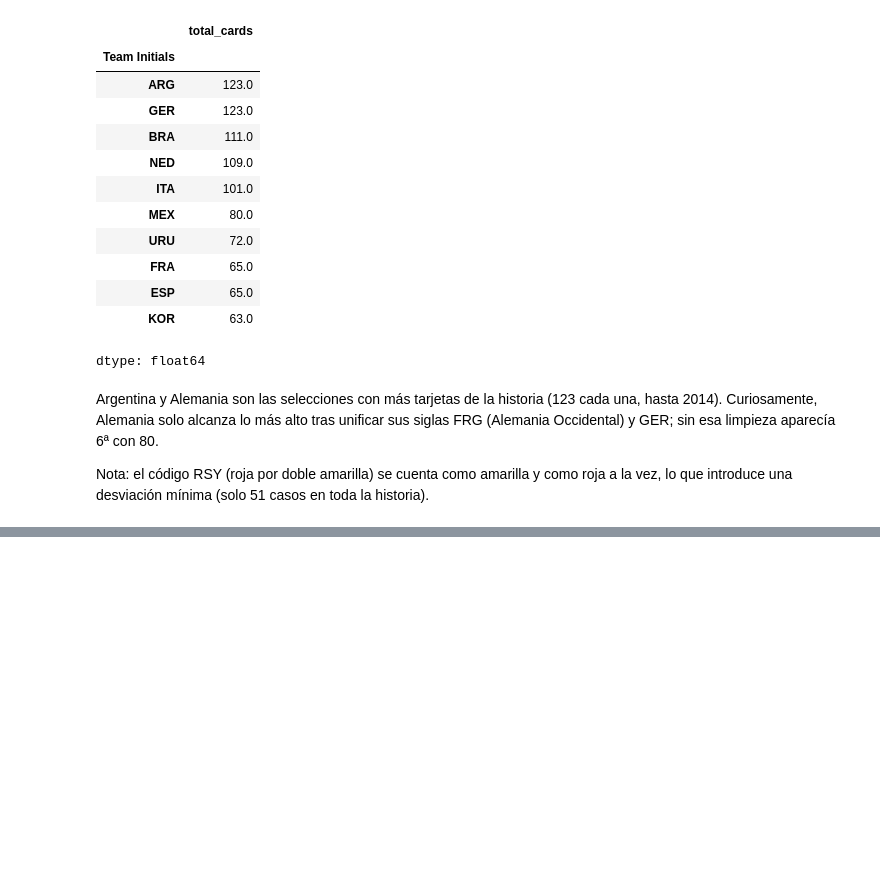
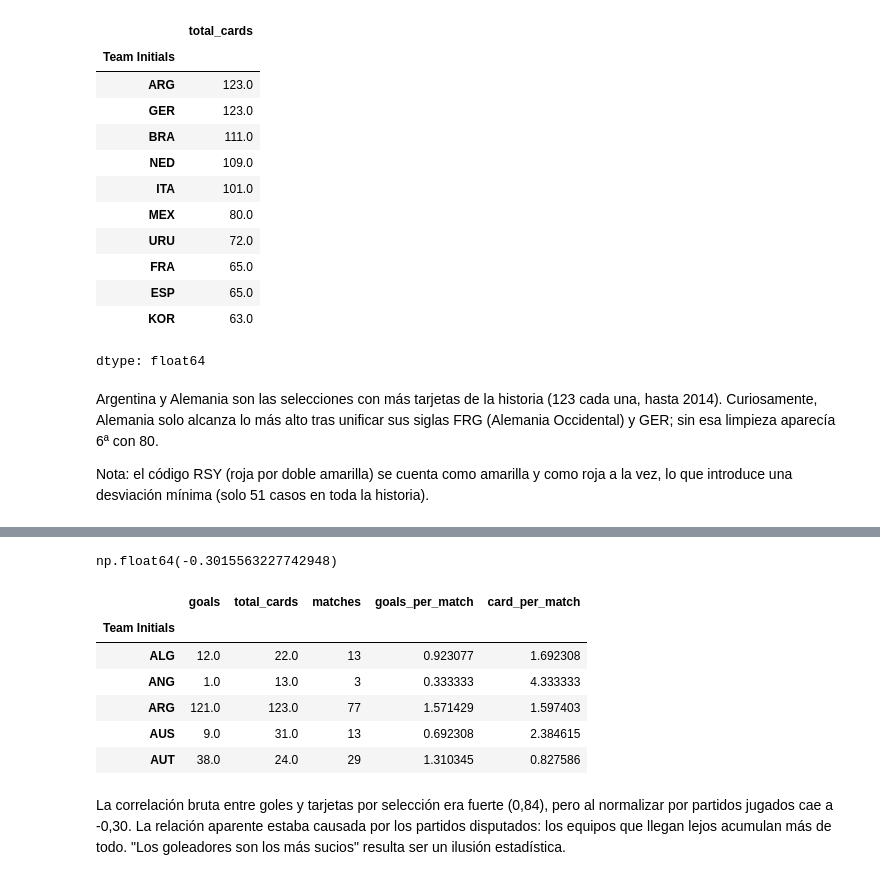
Before and after one commit to claudiocdc/fifa-world-cup-analysis, a Jupyter notebook: 01_Limpieza_Fifa_WorldCup.ipynb, the cells around one changed output, grey strips where cells are left out. Drawn from its saved outputs; the diff is of its cells as text; code cells hidden in the pictures; blank space fills up the shorter version.

```diff
--- a/01_Limpieza_Fifa_WorldCup.ipynb
+++ b/01_Limpieza_Fifa_WorldCup.ipynb
@@ -604,0 +703,4 @@ Nota: el código RSY (roja por doble amarilla) se cuenta como amarilla y como ro
+# %%
+#Creamos columna de partidos unicos por equipo
+team_stats['matches'] = df_players_year.groupby('Team Initials')['MatchID'].nunique()
+team_stats['matches'].head()
@@ -604,0 +716,19 @@ Nota: el código RSY (roja por doble amarilla) se cuenta como amarilla y como ro
+# %%
+#Creamos las dos columnas con su variable
+team_stats['goals_per_match'] = team_stats['goals']/team_stats['matches']
+team_stats['card_per_match'] = team_stats['total_cards']/team_stats['matches']
+team_stats['goals_per_match'].corr(team_stats['card_per_match'])
+# %% [output]
+np.float64(-0.3015563227742948)
+# %%
+team_stats.head()
+# %% [output]
+|  | goals | total_cards | matches | goals_per_match | card_per_match |
+| Team Initials |  |  |  |  |  |
+| ALG | 12.0 | 22.0 | 13 | 0.923077 | 1.692308 |
+| ANG | 1.0 | 13.0 | 3 | 0.333333 | 4.333333 |
+| ARG | 121.0 | 123.0 | 77 | 1.571429 | 1.597403 |
+| AUS | 9.0 | 31.0 | 13 | 0.692308 | 2.384615 |
+| AUT | 38.0 | 24.0 | 29 | 1.310345 | 0.827586 |
+# %% [markdown]
+ La correlación bruta entre goles y tarjetas por selección era fuerte (0,84), pero al normalizar por partidos jugados cae a -0,30. La relación aparente estaba causada por los partidos disputados: los equipos que llegan lejos acumulan más de todo. "Los goleadores son los más sucios" resulta ser un ilusión estadística.
```
Also changed, not shown: parts of 12 cells of this notebook.
